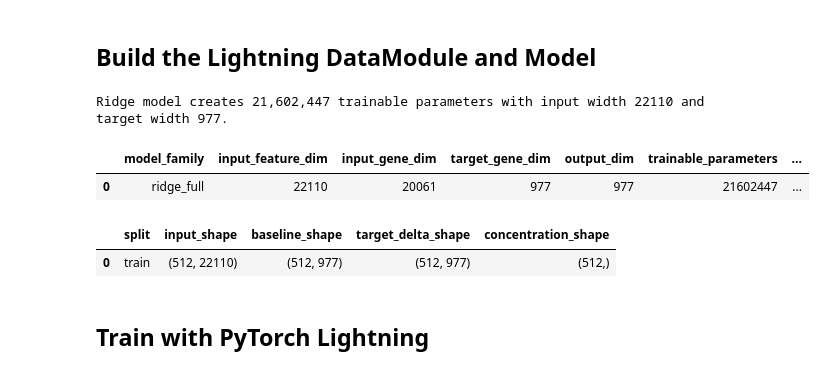
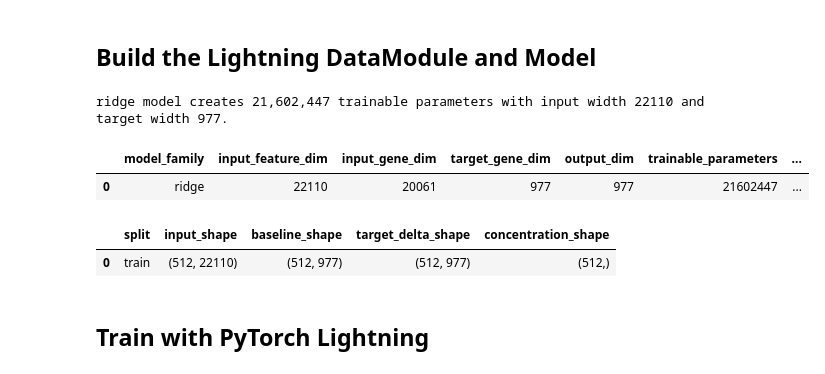
Before and after one commit to wilsonliam/deep-learning-final-project, a Jupyter notebook: Machine_Learning/4_Linear_Regression_implementatin.ipynb, the cells around one changed output. Drawn from its saved outputs; the diff is of its cells as text; code cells hidden in the pictures.

```diff
--- a/Machine_Learning/4_Linear_Regression_implementatin.ipynb
+++ b/Machine_Learning/4_Linear_Regression_implementatin.ipynb
@@ -16,6 +16,7 @@ BATCH_SIZE = 512
 RANDOM_SEED = 42
 NUM_WORKERS = 0
 
+MODEL_NAME = "ridge"
 TARGET_MODE = "delta"
 PREPROCESS_BATCH_SIZE = 1024
 LEARNING_RATE = 1e-3
@@ -42,6 +43,7 @@ print(
         "BATCH_SIZE": BATCH_SIZE,
         "RANDOM_SEED": RANDOM_SEED,
         "NUM_WORKERS": NUM_WORKERS,
+        "MODEL_NAME": MODEL_NAME,
         "TARGET_MODE": TARGET_MODE,
         "PREPROCESS_BATCH_SIZE": PREPROCESS_BATCH_SIZE,
         "LEARNING_RATE": LEARNING_RATE,
@@ -57,7 +59,7 @@ print(
         "EMBEDDING_METHOD": EMBEDDING_METHOD,
         "N_EMBEDDING_COMPONENTS": N_EMBEDDING_COMPONENTS,
         "tumor_blind_behavior": "cell_line_blind",
-        "model_family": "ridge_full_only",
+        "model_family": "registry_backed",
     }
 )
 # %% [output]
@@ -1417,7 +467,7 @@ display(preprocessor_summary_df)
 # %% [markdown]
 ## Build the Lightning DataModule and Model
 # %%
-ridge_data_module = RidgeResponseDataModule(
+response_data_module = DrugResponseDataModule(
     train_examples_df=train_examples_df,
     val_examples_df=val_examples_df,
     test_examples_df=test_examples_df,
@@ -1426,12 +476,13 @@ ridge_data_module = RidgeResponseDataModule(
     num_workers=NUM_WORKERS,
     seed=RANDOM_SEED,
 )
-ridge_data_module.setup()
+response_data_module.setup()
 
 input_feature_dim = training_preprocessor.input_dim
 target_gene_dim = training_preprocessor.target_gene_dim
 
-ridge_model = RidgeDrugResponseModule(
+response_model = build_model(
+    MODEL_NAME,
     input_dim=input_feature_dim,
     gene_dim=target_gene_dim,
     learning_rate=LEARNING_RATE,
@@ -1440,7 +491,7 @@ ridge_model = RidgeDrugResponseModule(
     delta_std=training_preprocessor.delta_std,
 )
 
-prepared_train_batch = next(iter(ridge_data_module.train_eval_dataloader()))
+prepared_train_batch = next(iter(response_data_module.train_eval_dataloader()))
 if prepared_train_batch["input_features"].shape[1] != input_feature_dim:
     raise ValueError("Prepared input feature width does not match the expected model input dimension.")
 if prepared_train_batch["target_delta"].shape[1] != target_gene_dim:
@@ -1451,40 +502,40 @@ if reconstructed_target_expression.shape != prepared_train_batch["baseline_expre
 
 model_summary_df = pd.DataFrame(
     [
         {
-            "model_family": "ridge_full",
+            "model_family": MODEL_NAME,
             "input_feature_dim": int(input_feature_dim),
             "input_gene_dim": int(training_preprocessor.input_gene_dim),
             "target_gene_dim": int(target_gene_dim),
-            "output_dim": int(ridge_model.output_dim),
-            "trainable_parameters": count_trainable_parameters(ridge_model),
-            "estimated_adamw_memory_gb": estimate_adamw_memory_gb(ridge_model),
+            "output_dim": int(response_model.output_dim),
+            "trainable_parameters": count_trainable_parameters(response_model),
+            "estimated_adamw_memory_gb": estimate_adamw_memory_gb(response_model),
             "treatment_feature_space": treatment_feature_space,
         }
     ]
 )
 prepared_batch_summary_df = pd.DataFrame(
     [
         {
             "split": "train",
             "input_shape": tuple(prepared_train_batch["input_features"].shape),
             "baseline_shape": tuple(prepared_train_batch["baseline_expression"].shape),
             "target_delta_shape": tuple(prepared_train_batch["target_delta"].shape),
             "concentration_shape": tuple(prepared_train_batch["concentration"].shape),
         }
     ]
 )
 
 print(
-    f"Ridge model creates {count_trainable_parameters(ridge_model):,} trainable parameters with input width {input_feature_dim} and target width {target_gene_dim}."
+    f"{MODEL_NAME} model creates {count_trainable_parameters(response_model):,} trainable parameters with input width {input_feature_dim} and target width {target_gene_dim}."
 )
 
 display(model_summary_df)
 display(prepared_batch_summary_df)
 # %% [output]
-Ridge model creates 21,602,447 trainable parameters with input width 22110 and target width 977.
+ridge model creates 21,602,447 trainable parameters with input width 22110 and target width 977.
 |  | model_family | input_feature_dim | input_gene_dim | target_gene_dim | output_dim | trainable_parameters | ... |
-| 0 | ridge_full | 22110 | 20061 | 977 | 977 | 21602447 | ... |
+| 0 | ridge | 22110 | 20061 | 977 | 977 | 21602447 | ... |
 |  | split | input_shape | baseline_shape | target_delta_shape | concentration_shape |
 | 0 | train | (512, 22110) | (512, 977) | (512, 977) | (512,) |
 # %% [markdown]
```
Also changed, not shown: parts of 9 cells of this notebook, 6 other files.
